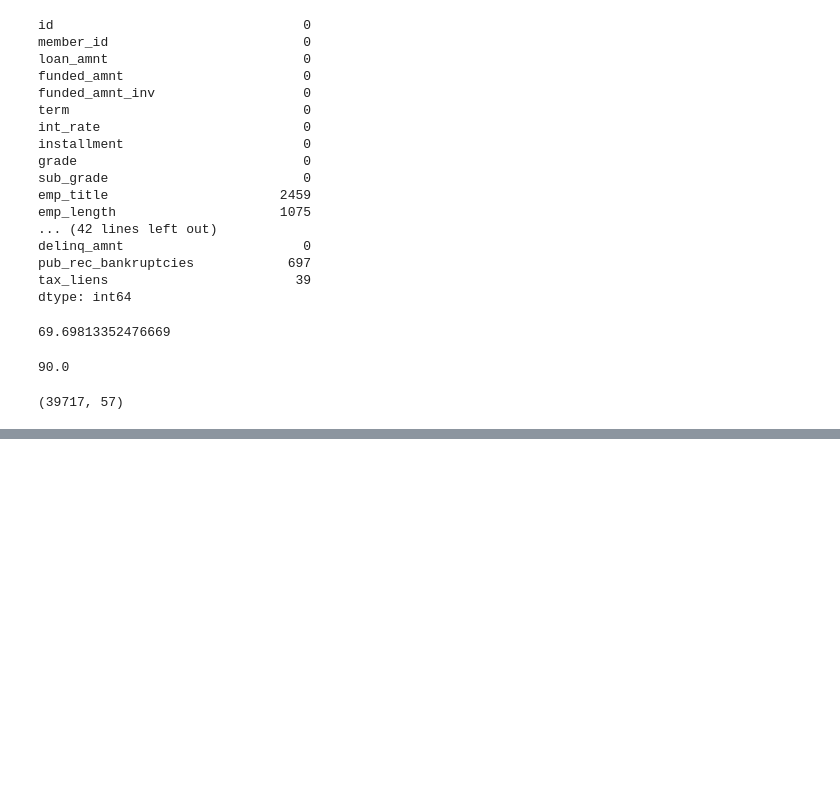
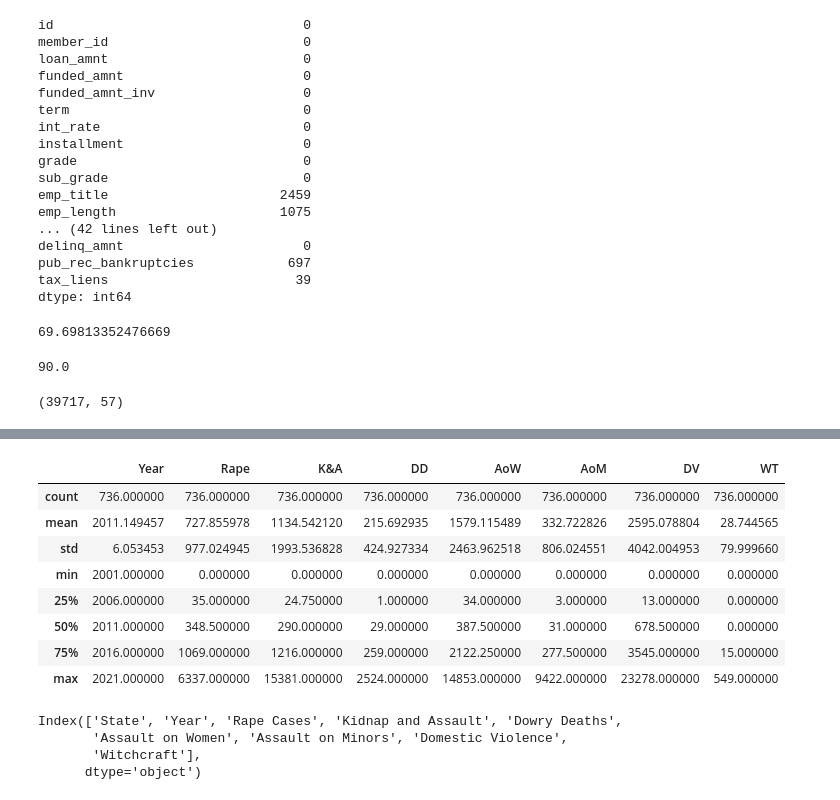
Before and after one commit to shivansh1325/Data_science, a Jupyter notebook: peactice.ipynb, the cells around one changed output, grey strips where cells are left out. Cells and saved outputs as stored; diff of their text form; code cells hidden in the pictures; blank space fills up the shorter version.

```diff
--- a/peactice.ipynb
+++ b/peactice.ipynb
@@ -200,0 +278,29 @@ loan.shape
+# %%
+wocr.describe()
+# %% [output]
+|  | Year | Rape | K&A | DD | AoW | AoM | DV | WT |
+| count | 736.000000 | 736.000000 | 736.000000 | 736.000000 | 736.000000 | 736.000000 | 736.000000 | 736.000000 |
+| mean | 2011.149457 | 727.855978 | 1134.542120 | 215.692935 | 1579.115489 | 332.722826 | 2595.078804 | 28.744565 |
+| std | 6.053453 | 977.024945 | 1993.536828 | 424.927334 | 2463.962518 | 806.024551 | 4042.004953 | 79.999660 |
+| min | 2001.000000 | 0.000000 | 0.000000 | 0.000000 | 0.000000 | 0.000000 | 0.000000 | 0.000000 |
+| 25% | 2006.000000 | 35.000000 | 24.750000 | 1.000000 | 34.000000 | 3.000000 | 13.000000 | 0.000000 |
+| 50% | 2011.000000 | 348.500000 | 290.000000 | 29.000000 | 387.500000 | 31.000000 | 678.500000 | 0.000000 |
+| 75% | 2016.000000 | 1069.000000 | 1216.000000 | 259.000000 | 2122.250000 | 277.500000 | 3545.000000 | 15.000000 |
+| max | 2021.000000 | 6337.000000 | 15381.000000 | 2524.000000 | 14853.000000 | 9422.000000 | 23278.000000 | 549.000000 |
+# %%
+colum_name ={
+    'Rape': 'Rape Cases',
+    'K&A': 'Kidnap and Assault',
+    'DD': 'Dowry Deaths',
+    'AoW': 'Assault on Women',
+    'AoM': 'Assault on Minors',
+    'DV': 'Domestic Violence',
+    'WT': 'Witchcraft'
+}
+wocr.rename(columns= colum_name,inplace=True)
+wocr.columns
+# %% [output]
+Index(['State', 'Year', 'Rape Cases', 'Kidnap and Assault', 'Dowry Deaths',
+       'Assault on Women', 'Assault on Minors', 'Domestic Violence',
+       'Witchcraft'],
+      dtype='object')
```
Also changed, not shown: parts of 19 cells of this notebook, 4 other files.
